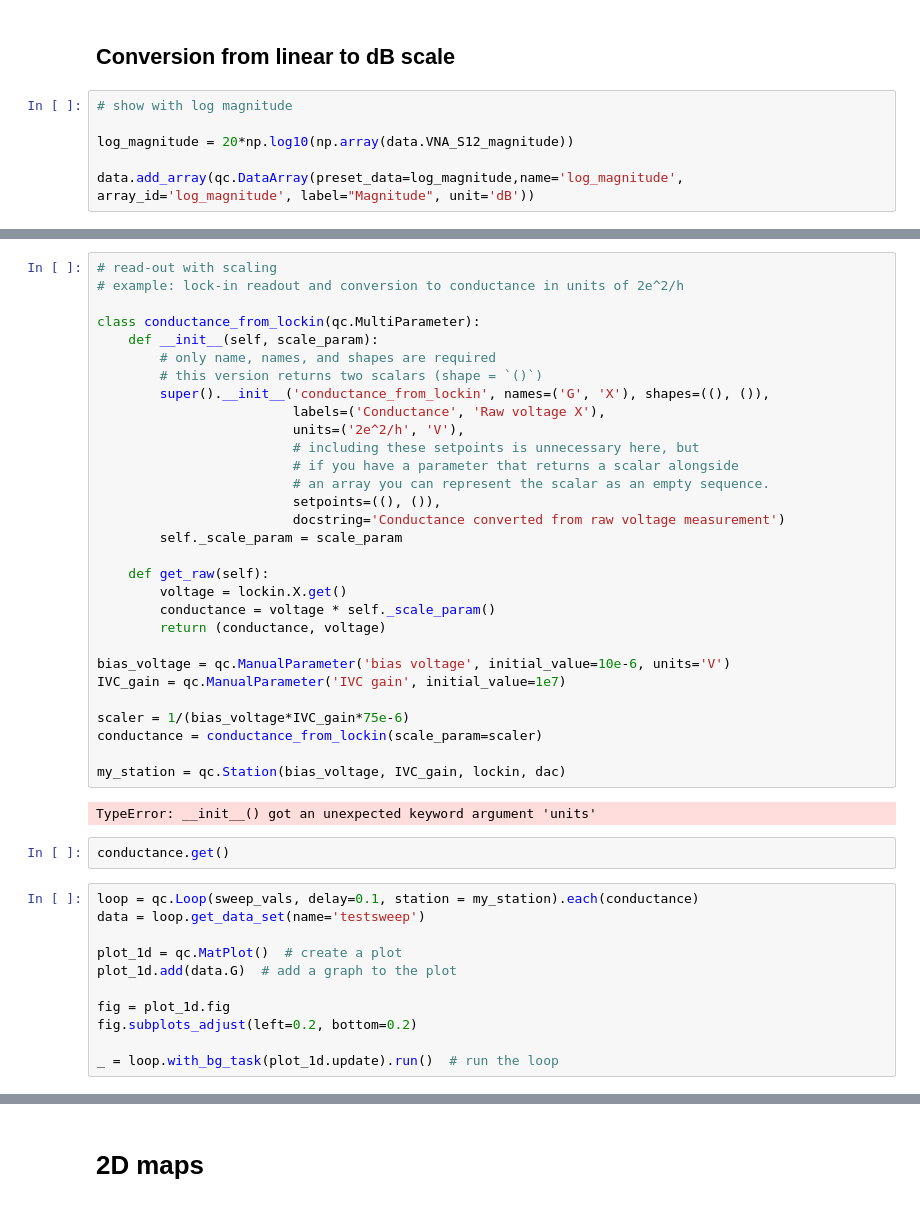
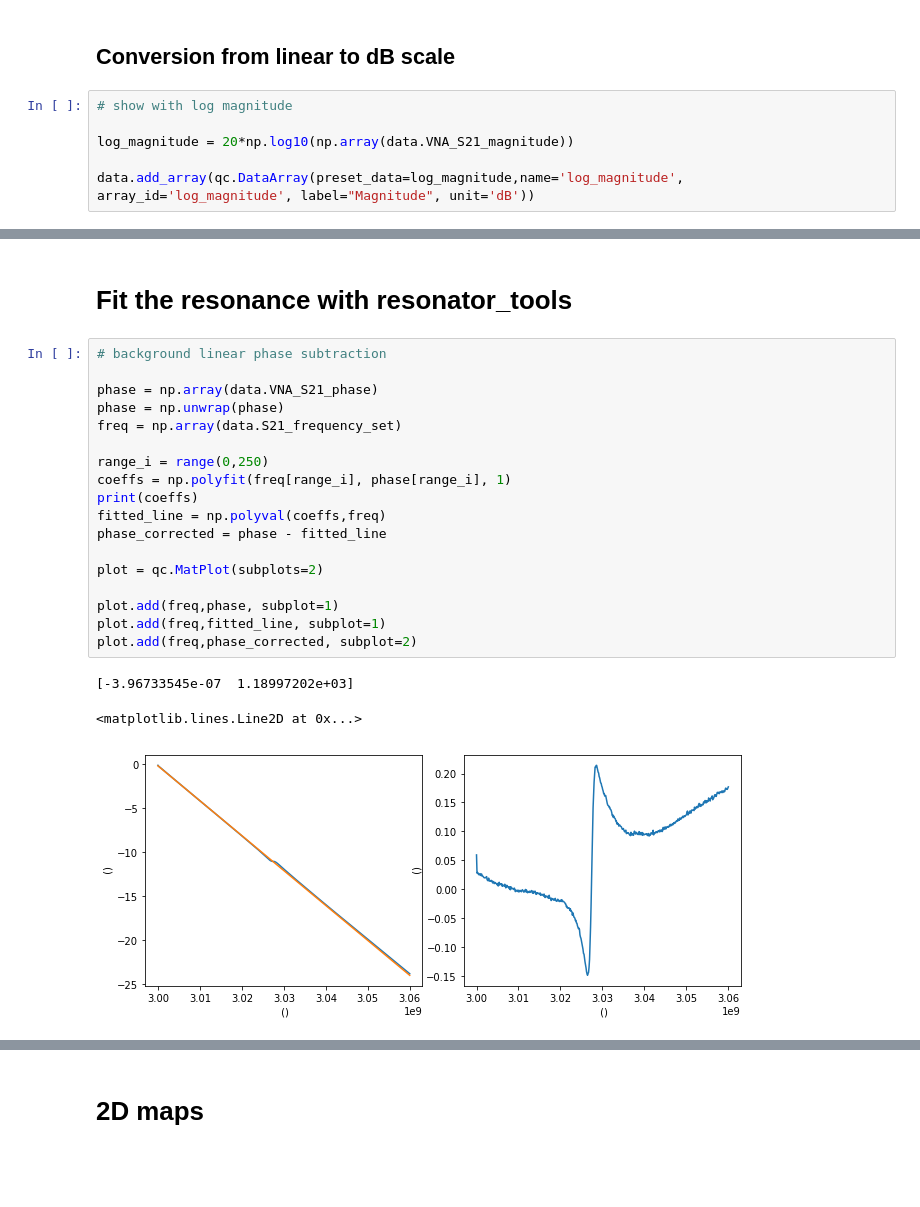
Before and after one commit to simonzihlmann/Qcodes, a Jupyter notebook: docs/tutorial/QCoDeS Tutorial-VNA.ipynb, the cells around one changed output, grey strips where cells are left out. Saved outputs shown, nothing was run; the diff lists cells and outputs as text; blank space fills up the shorter version.

```diff
--- a/docs/tutorial/QCoDeS Tutorial-VNA.ipynb
+++ b/docs/tutorial/QCoDeS Tutorial-VNA.ipynb
@@ -70,7 +62,7 @@ for subplot in fig.axes:
 # %%
 # show with log magnitude
 
-log_magnitude = 20*np.log10(np.array(data.VNA_S12_magnitude))
+log_magnitude = 20*np.log10(np.array(data.VNA_S21_magnitude))
 
 data.add_array(qc.DataArray(preset_data=log_magnitude,name='log_magnitude',  array_id='log_magnitude', label="Magnitude", unit='dB'))
 # %%
@@ -90,45 +85,24 @@ for subplot in fig.axes:
-# %%
-# read-out with scaling
-# example: lock-in readout and conversion to conductance in units of 2e^2/h
-
-class conductance_from_lockin(qc.MultiParameter):
-    def __init__(self, scale_param):
-        # only name, names, and shapes are required
-        # this version returns two scalars (shape = `()`)
-        super().__init__('conductance_from_lockin', names=('G', 'X'), shapes=((), ()),
-                         labels=('Conductance', 'Raw voltage X'),
-                         units=('2e^2/h', 'V'),
-                         # including these setpoints is unnecessary here, but
-                         # if you have a parameter that returns a scalar alongside
-                         # an array you can represent the scalar as an empty sequence.
-                         setpoints=((), ()),
-                         docstring='Conductance converted from raw voltage measurement')
-        self._scale_param = scale_param
-
-    def get_raw(self):
-        voltage = lockin.X.get()
-        conductance = voltage * self._scale_param()
-        return (conductance, voltage)
-
-bias_voltage = qc.ManualParameter('bias voltage', initial_value=10e-6, units='V')
-IVC_gain = qc.ManualParameter('IVC gain', initial_value=1e7)
-
-scaler = 1/(bias_voltage*IVC_gain*75e-6)
-conductance = conductance_from_lockin(scale_param=scaler)
-
-my_station = qc.Station(bias_voltage, IVC_gain, lockin, dac)
-# %% [output]
-TypeError: __init__() got an unexpected keyword argument 'units'
-# %%
-conductance.get()
-# %%
-loop = qc.Loop(sweep_vals, delay=0.1, station = my_station).each(conductance)
-data = loop.get_data_set(name='testsweep')
-
-plot_1d = qc.MatPlot()  # create a plot
-plot_1d.add(data.G)  # add a graph to the plot
-
-fig = plot_1d.fig
-fig.subplots_adjust(left=0.2, bottom=0.2)
-
-_ = loop.with_bg_task(plot_1d.update).run()  # run the loop
+# %% [markdown]
+# Fit the resonance with resonator_tools
+# %%
+# background linear phase subtraction
+
+phase = np.array(data.VNA_S21_phase)
+phase = np.unwrap(phase)
+freq = np.array(data.S21_frequency_set)
+
+range_i = range(0,250)
+coeffs = np.polyfit(freq[range_i], phase[range_i], 1)
+print(coeffs)
+fitted_line = np.polyval(coeffs,freq)
+phase_corrected = phase - fitted_line
+
+plot = qc.MatPlot(subplots=2)
+
+plot.add(freq,phase, subplot=1)
+plot.add(freq,fitted_line, subplot=1)
+plot.add(freq,phase_corrected, subplot=2)
+# %% [output]
+[-3.96733545e-07  1.18997202e+03]
+<matplotlib.lines.Line2D at 0x...>
+[figure, added]
```
Also changed, not shown: parts of 33 cells of this notebook.
